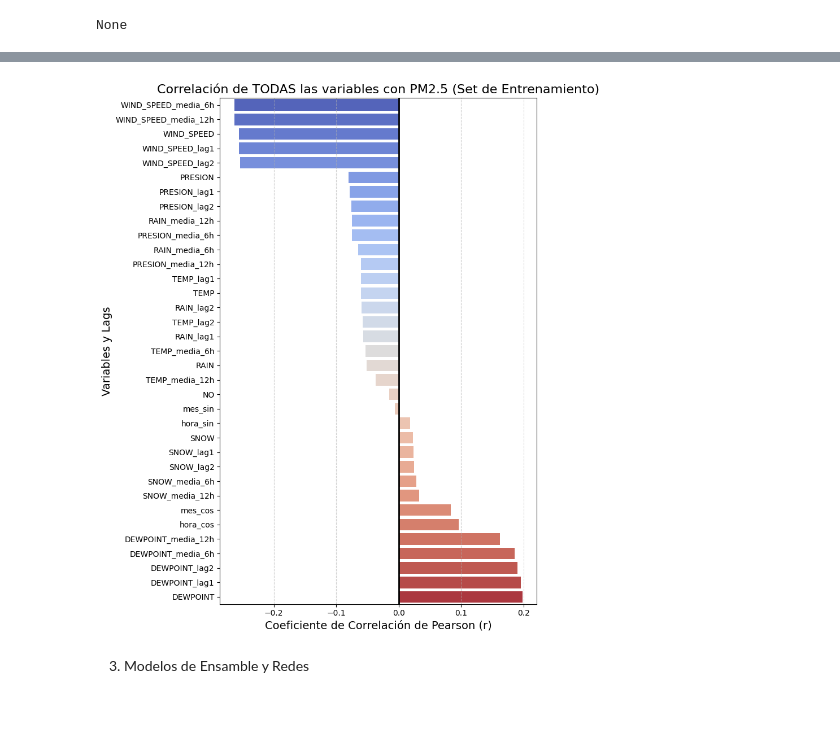
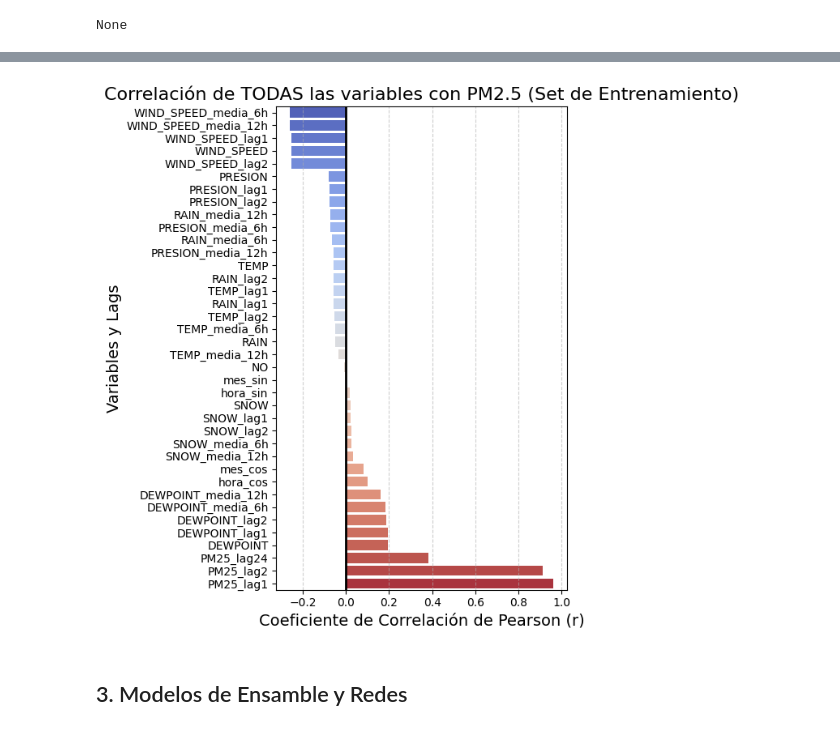
Before and after one commit to gapalfaro-cmyk/Proyecto-de-fin-de-modulo-5---Alfaro-Badillo-Cruz-Perez-Rupit, a Jupyter notebook: Entregable_Tarea_5_2A_Alfaro_Badillo_Cruz_Perez_Rupit.ipynb, the cells around one changed output, grey strips where cells are left out. Saved outputs shown, nothing was run; the diff lists cells and outputs as text; code cells hidden in the pictures.

Commit message:
All models

```diff
--- a/Entregable_Tarea_5_2A_Alfaro_Badillo_Cruz_Perez_Rupit.ipynb
+++ b/Entregable_Tarea_5_2A_Alfaro_Badillo_Cruz_Perez_Rupit.ipynb
@@ -96,9 +97,9 @@ None
 # ==========================================
 # 1. Lags del Target (PM2.5)
 # ==========================================
-# df['PM25_lag1'] = df['PM25'].shift(1)
-# df['PM25_lag2'] = df['PM25'].shift(2)
-# df['PM25_lag24'] = df['PM25'].shift(24) # El ciclo de ayer a la misma hora
+df['PM25_lag1'] = df['PM25'].shift(1)
+df['PM25_lag2'] = df['PM25'].shift(2)
+df['PM25_lag24'] = df['PM25'].shift(24) # El ciclo de ayer a la misma hora
 
 # ==========================================
 # 2. Lags inmediatos del clima (Pasado reciente)
@@ -187,5 +254,20 @@ modelo_final_lasso = Pipeline(steps=[
 ])
 
 # Entrenamos
-modelo_final_lasso.fit(X_train, y_train)
+print("Entrenado Lasso (tarda un poco)")
+display(modelo_final_lasso.fit(X_train, y_train))
+
+# Evaluamos
+evaluar_modelo_lineal(modelo_final_lasso, X_test, y_test, "Lasso (Regularización L1)")
+
+# Prediccion
+predicciones_lasso = modelo_final_lasso.predict(X_test)
+
+# Medición de errores
+error_lasso = calculo_errores(y_test, predicciones_lasso)
+
+print("====== Lasso ======")
+print(f"RMSE: {error_lasso[0]}")
+print(f"MAE: {error_lasso[1]}")
+print(f"R² Score: {error_lasso[2]}")
 # %% [output]
@@ -212,5 +300,21 @@ modelo_final_ridge = Pipeline([
     ('preprocesamiento', preprocessor), ('modelo_ridge', RidgeCV(cv=5))
 ])
 
-modelo_final_ridge.fit(X_train, y_train)
+# Entrenamiento
+print("Entrenando Ridge")
+display(modelo_final_ridge.fit(X_train, y_train))
+
+# Evaluamos Ridge
+evaluar_modelo_lineal(modelo_final_ridge, X_test, y_test, "Ridge (Regularización L2)")
+
+# Predicciónk
+predicciones_ridge = modelo_final_ridge.predict(X_test)
+
+# Medición de errores
+error_ridge = calculo_errores(y_test, predicciones_ridge)
+
+print("\n====== Ridge ======")
+print(f"RMSE: {error_ridge[0]}")
+print(f"MAE: {error_ridge[1]}")
+print(f"R² Score: {error_ridge[2]}")
 # %% [output]
@@ -425,37 +422,37 @@ evaluar_modelo_lineal(modelo_final_glm, X_test, y_test, "GLM (Regresión Base)")
 # %%
 # Analisis de Correlaciones
 
 # Unimos tu guía de estudio (X_train y y_train) temporalmente
 datos_entrenamiento = pd.concat([X_train, y_train], axis=1)
 
 # numeric_only=True ignora la columna de texto (viento) automáticamente
 correlaciones_pm25 = datos_entrenamiento.corr(numeric_only=True)['PM25'].drop('PM25')
 
 # Ordenamos TODAS las variables (sin recortar nada)
 correlaciones_ordenadas = correlaciones_pm25.sort_values(ascending=True)
 
-plt.figure(figsize=(8, 10))
+plt.figure(figsize=(6, 7))
 
 sns.barplot(
     x=correlaciones_ordenadas.values,
     y=correlaciones_ordenadas.index,
     hue=correlaciones_ordenadas.index, # Asignamos 'y' a 'hue' como pide la advertencia
     palette="coolwarm",
     legend=False                       # Apagamos la leyenda automática
 )
 
 plt.title('Correlación de TODAS las variables con PM2.5 (Set de Entrenamiento)', fontsize=16)
 plt.xlabel('Coeficiente de Correlación de Pearson (r)', fontsize=14)
 plt.ylabel('Variables y Lags', fontsize=14)
 plt.axvline(x=0, color='black', linestyle='-', linewidth=2)
 plt.grid(axis='x', linestyle='--', alpha=0.6)
 
 plt.tight_layout()
 plt.show()
 # %% [output]
-[figure, old version]
+[figure, new version]
 # %% [markdown]
-3. Modelos de Ensamble y Redes
+## 3. Modelos de Ensamble y Redes
 # %%
 # Funcion para graficar los resultados de los modelos de arboles de desición
 
```
Also changed, not shown: parts of 20 cells of this notebook.
